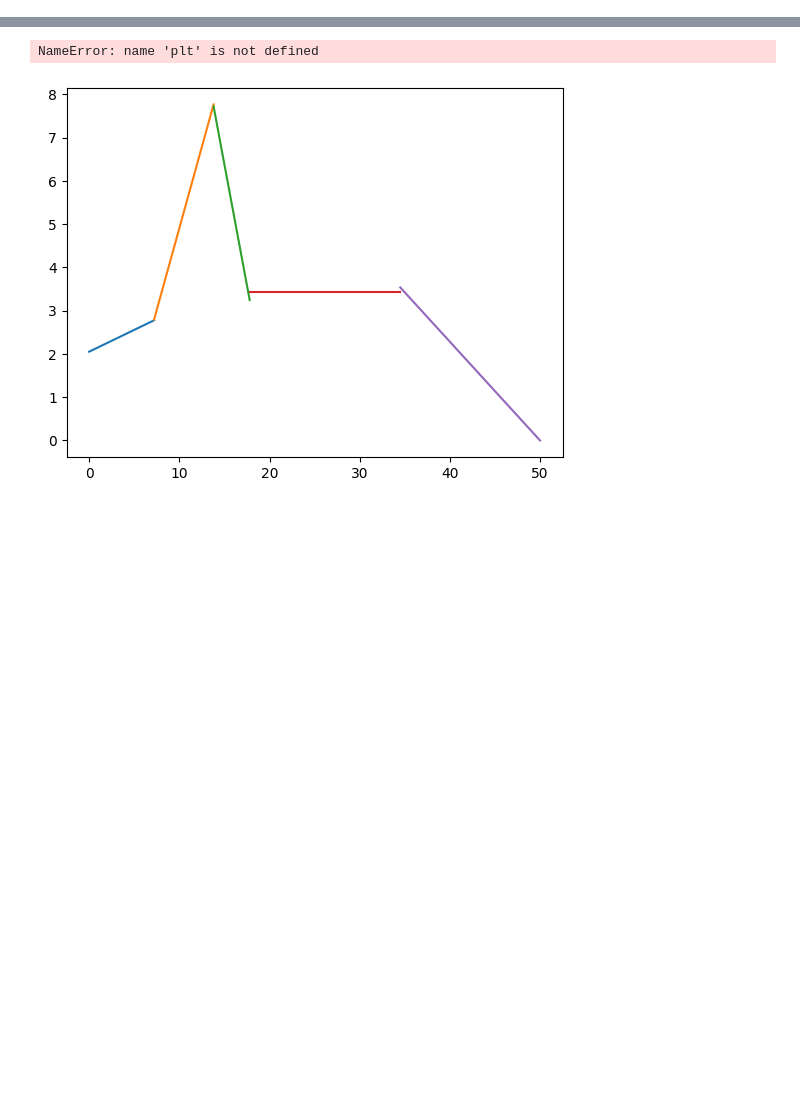
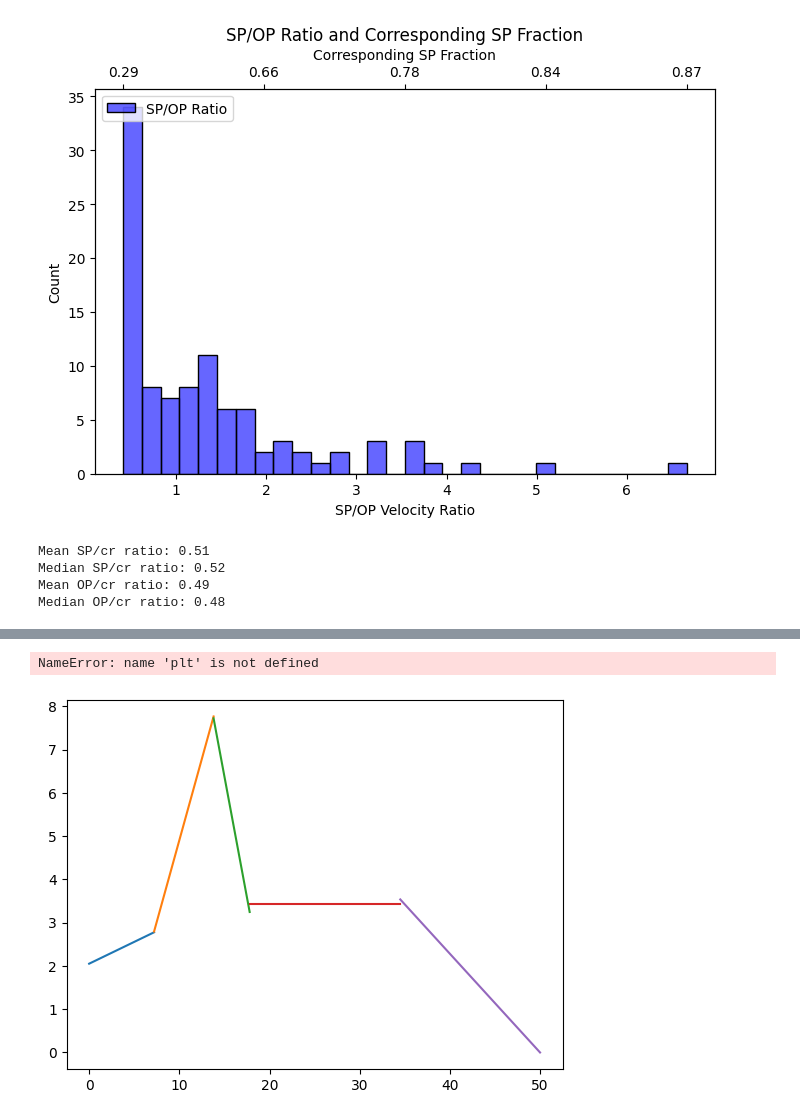
Before and after one commit to vaturino/exhumation, a Jupyter notebook: analysis/velocities/compare_CR_dyn_kin.ipynb, the cells around one changed output, grey strips where cells are left out. Saved outputs shown, nothing was run; the diff lists cells and outputs as text; code cells hidden in the pictures; blank space fills up the shorter version.

```diff
--- a/analysis/velocities/compare_CR_dyn_kin.ipynb
+++ b/analysis/velocities/compare_CR_dyn_kin.ipynb
@@ -183,0 +188,49 @@ avg OP/conv_rate = 0.4
+# %%
+fig, ax1 = plt.subplots(figsize=(8,5))
+
+sns.histplot(sp_op_ratio, bins=30, color='blue', alpha=0.6, label='SP/OP Ratio', ax=ax1)
+ax1.set_xlabel('SP/OP Velocity Ratio')
+ax1.set_ylabel('Count')
+ax1.legend(loc='upper left')
+
+def ratio_to_frac(r):
+    return r / (r + 1)
+
+# Create secondary axis for SP fraction
+ax2 = ax1.twiny()
+frac_ticks = ratio_to_frac(np.linspace(sp_op_ratio.min(), sp_op_ratio.max(), 5))
+ratio_ticks = np.linspace(sp_op_ratio.min(), sp_op_ratio.max(), 5)
+
+ax2.set_xlim(ax1.get_xlim())
+ax2.set_xticks(ratio_ticks)
+ax2.set_xticklabels([f"{f:.2f}" for f in frac_ticks])
+ax2.set_xlabel('Corresponding SP Fraction')
+
+plt.title('SP/OP Ratio and Corresponding SP Fraction')
+plt.show()
+# %% [output]
+[figure, added]
+# %%
+# Assuming conv_rate = abs(SP - OP)
+sp_frac = dyn.SP / dyn.conv_rate
+op_frac = -dyn.OP / dyn.conv_rate  # flip sign to keep positive contribution
+
+# Clean invalid values
+valid = np.isfinite(sp_frac) & np.isfinite(op_frac)
+sp_frac = sp_frac[valid]
+op_frac = op_frac[valid]
+mean_sp_frac = np.mean(sp_frac)
+median_sp_frac = np.median(sp_frac)
+
+mean_op_frac = np.mean(op_frac)
+median_op_frac = np.median(op_frac)
+
+print(f"Mean SP/cr ratio: {mean_sp_frac:.2f}")
+print(f"Median SP/cr ratio: {median_sp_frac:.2f}")
+print(f"Mean OP/cr ratio: {mean_op_frac:.2f}")
+print(f"Median OP/cr ratio: {median_op_frac:.2f}")
+# %% [output]
+Mean SP/cr ratio: 0.51
+Median SP/cr ratio: 0.52
+Mean OP/cr ratio: 0.49
+Median OP/cr ratio: 0.48
```
Also changed, not shown: parts of 8 cells of this notebook, 28 other files.
